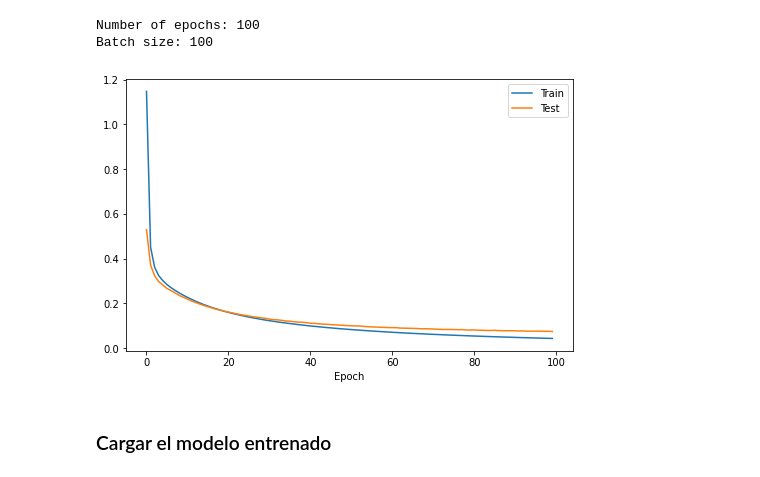
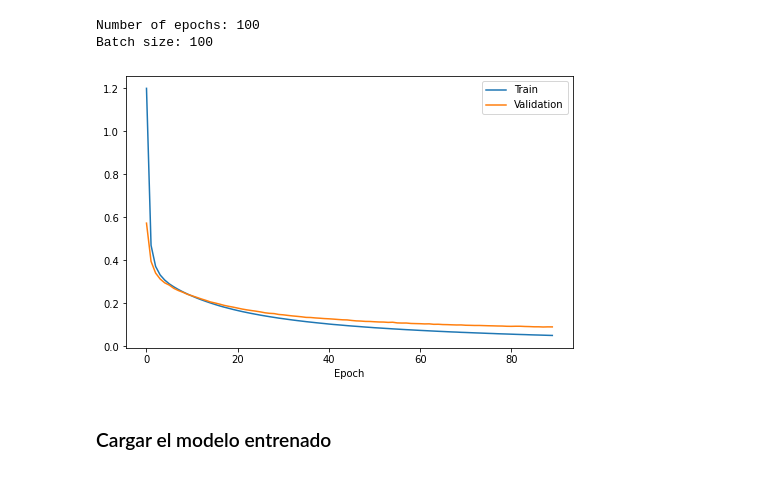
Before and after one commit to amgp-upm/dl_course_chile, a Jupyter notebook: 3_FeedforwardNeural.ipynb, the cells around one changed output. Drawn from its saved outputs; the diff is of its cells as text; code cells hidden in the pictures.

```diff
--- a/3_FeedforwardNeural.ipynb
+++ b/3_FeedforwardNeural.ipynb
@@ -26,4 +37,15 @@ train_dataset = datasets.MNIST(root='./data', train=True,
                                transform=transforms.ToTensor(), download=True)
 
 test_dataset = datasets.MNIST(root='./data', train=False,
-                              transform=transforms.ToTensor())
+                              transform=transforms.ToTensor(), download=True)
+
+# Dividir el conjunto de datos de entrenamiento para obtener el de validación
+train_dataset, val_dataset = random_split(train_dataset, [55000, 5000])
+
+num_train_images = len(train_dataset)
+num_val_images = len(val_dataset)
+num_test_images = len(test_dataset)
+
+print(f'# Train images: {num_train_images}')
+print(f'# Validation images: {num_val_images}')
+print(f'# Test images: {num_test_images}')
@@ -173,11 +211,10 @@ Batch size: 100
 epochs = 100 # Número de épocas
 
 losses_train = []
-losses_test = []
+losses_val = []
 n_iter = 0
 
-early_stop = True # Early stop
-best_test_loss = np.inf
+best_val_loss = np.inf
 patience = 10
 trigger_times = 0
 
@@ -212,9 +249,9 @@ for epoch in tqdm(range(epochs)):
     model.eval()  # Modo evaluation
 
     ###### Test
-    running_test_loss = 0.0
+    running_val_loss = 0.0
     with torch.no_grad():
-        for i, data in enumerate(test_loader):
+        for i, data in enumerate(val_loader):
             # data preparation
             x = data[0].to(device).view(-1, 28 * 28).requires_grad_()
             y = data[1].to(device)
@@ -224,29 +261,28 @@ for epoch in tqdm(range(epochs)):
             # función de coste en el conjunto de test
             loss = criterion(y_hat, y)
 
-            running_test_loss += loss.item()
+            running_val_loss += loss.item()
 
-        losses_test.append(running_test_loss / len(test_loader))
+        losses_val.append(running_val_loss / len(val_loader))
 
-        if early_stop:
-          if running_test_loss >= best_test_loss:
-              trigger_times = trigger_times + 1
-              if trigger_times >= patience:
-                  break
-              elif running_test_loss < best_test_loss:
-                  best_val_loss = running_test_loss
-
-torch.save(model.state_dict(), './model.cpkt') # Guardar modelo
+        # Early stopping
+        if running_val_loss >= best_val_loss:
+            trigger_times = trigger_times + 1
+            if trigger_times >= patience:
+              break
+        elif running_val_loss < best_val_loss:
+            best_val_loss = running_val_loss
+            torch.save(model.state_dict(), './model.cpkt') # Guardar modelo
 # %%
 plt.figure(figsize=(8, 5))
 plt.plot(losses_train, label='Train')
-plt.plot(losses_test, label='Test')
+plt.plot(losses_val, label='Validation')
 plt.xlabel('Loss')
 plt.xlabel('Epoch')
 plt.legend()
 plt.show()
 # %% [output]
-[figure, old version]
+[figure, new version]
 # %% [markdown]
 ### Cargar el modelo entrenado
 # %%
```
Also changed, not shown: parts of 11 cells of this notebook.
